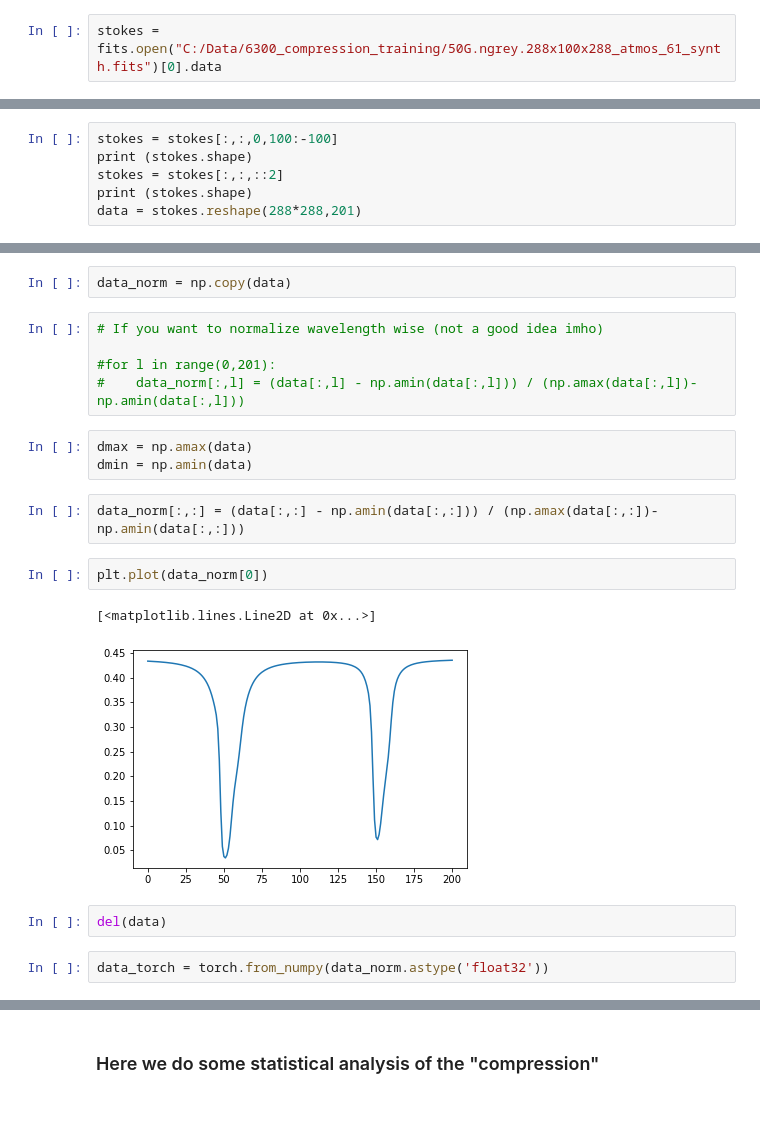
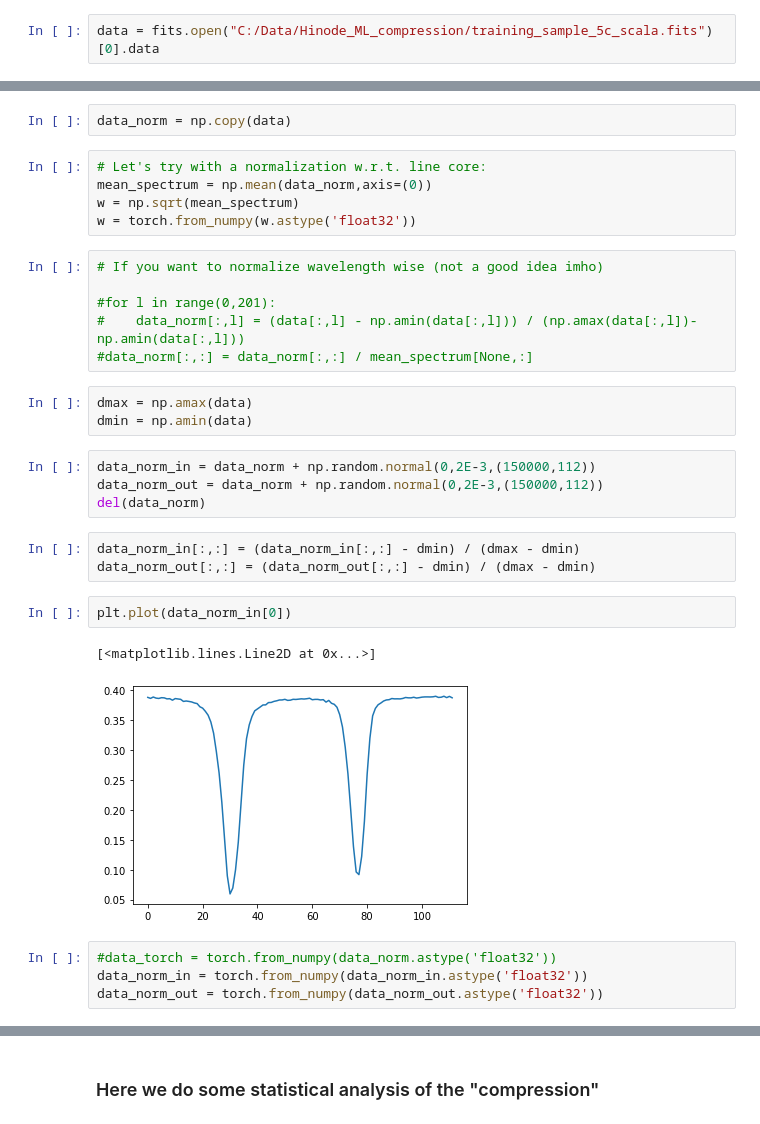
Before and after one commit to ivanzmilic/spectrum_ae, a Jupyter notebook: simple_ae_gpu.ipynb, the cells around one changed output, grey strips where cells are left out. Cells and saved outputs as stored; diff of their text form.

```diff
--- a/simple_ae_gpu.ipynb
+++ b/simple_ae_gpu.ipynb
@@ -96,5 +207,5 @@ ae_model = make_model(cudaoption, 201, 15)
 # %%
 from astropy.io import fits
 # %%
-stokes = fits.open("C:/Data/6300_compression_training/50G.ngrey.288x100x288_atmos_61_synth.fits")[0].data
+data = fits.open("C:/Data/Hinode_ML_compression/training_sample_5c_scala.fits")[0].data
 # %%
@@ -104,6 +214,0 @@ stokes.shape
-# %%
-stokes = stokes[:,:,0,100:-100]
-print (stokes.shape)
-stokes = stokes[:,:,::2]
-print (stokes.shape)
-data = stokes.reshape(288*288,201)
@@ -120,22 +222,33 @@ plt.plot(data[0])
 # %%
 data_norm = np.copy(data)
+# %%
+# Let's try with a normalization w.r.t. line core:
+mean_spectrum = np.mean(data_norm,axis=(0))
+w = np.sqrt(mean_spectrum)
+w = torch.from_numpy(w.astype('float32'))
 # %%
 # If you want to normalize wavelength wise (not a good idea imho)
 
 #for l in range(0,201):
 #    data_norm[:,l] = (data[:,l] - np.amin(data[:,l])) / (np.amax(data[:,l])-np.amin(data[:,l]))
+#data_norm[:,:] = data_norm[:,:] / mean_spectrum[None,:]
 # %%
 dmax = np.amax(data)
 dmin = np.amin(data)
+# %%
+data_norm_in = data_norm + np.random.normal(0,2E-3,(150000,112))
+data_norm_out = data_norm + np.random.normal(0,2E-3,(150000,112))
+del(data_norm)
 # %%
-data_norm[:,:] = (data[:,:] - np.amin(data[:,:])) / (np.amax(data[:,:])-np.amin(data[:,:]))
+data_norm_in[:,:] = (data_norm_in[:,:] - dmin) / (dmax - dmin)
+data_norm_out[:,:] = (data_norm_out[:,:] - dmin) / (dmax - dmin)
 # %%
-plt.plot(data_norm[0])
+plt.plot(data_norm_in[0])
 # %% [output]
 [<matplotlib.lines.Line2D at 0x...>]
-[figure, old version]
+[figure, new version]
-# %%
-del(data)
 # %%
-data_torch = torch.from_numpy(data_norm.astype('float32'))
+#data_torch = torch.from_numpy(data_norm.astype('float32'))
+data_norm_in = torch.from_numpy(data_norm_in.astype('float32'))
+data_norm_out = torch.from_numpy(data_norm_out.astype('float32'))
 # %%
```
Also changed, not shown: parts of 72 cells of this notebook, 4 other files.
